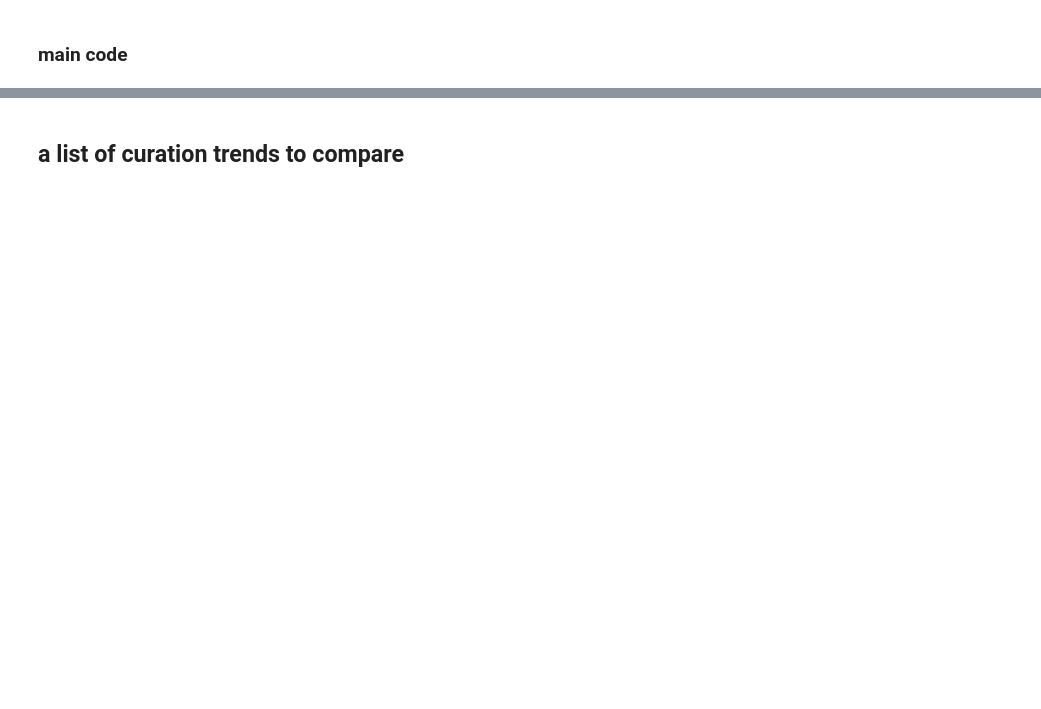
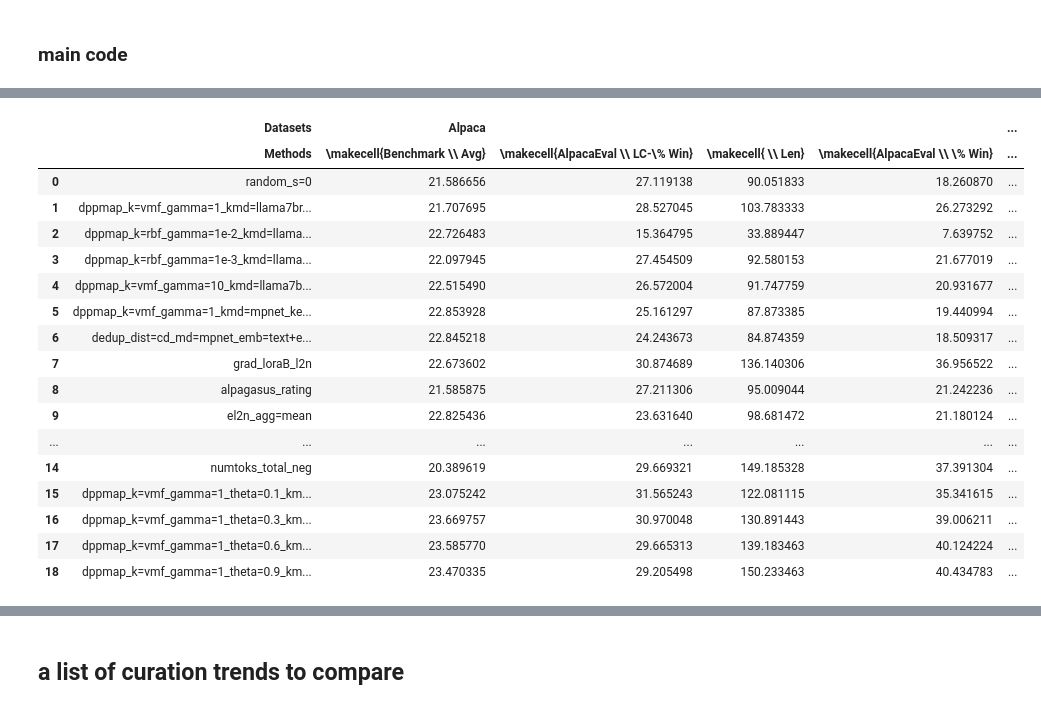
Before and after one commit to tt6746690/open-instruct, a Jupyter notebook: scripts/note_pruning.ipynb, the cells around one changed output, grey strips where cells are left out. Drawn from its saved outputs; the diff is of its cells as text; code cells hidden in the pictures; blank space fills up the shorter version.

```diff
--- a/scripts/note_pruning.ipynb
+++ b/scripts/note_pruning.ipynb
@@ -868,0 +943,53 @@ Missing:  set()
+# %%
+from functools import partial
+import scipy
+
+
+def subtract_to_smaller_size(a,b):
+    l = min(len(a), len(b))
+    return a[:l] - b[:l]
+
+
+def compute_LDDs(L_greedy_objs, R_greedy_objs):
+    logdetL = np.cumsum(L_greedy_objs)
+    logdetR = np.cumsum(R_greedy_objs)
+    l = min(len(logdetL), len(logdetR))
+    LDDs = (logdetR[:l] - logdetL[:l]) / (np.arange(l)+1)
+    return LDDs
+
+def compute_ldd_from_ordering(ordering, dataset, N, ldd_kernel):
+    sort_by = f"{ldd_kernel}_ord={re.sub('_', ':', re.sub('=', '@', ordering))}"
+    L_greedy_objs = get_dppmap_marginal_gains(sort_by, dataset)
+    if L_greedy_objs is None:
+        return np.nan
+    else:
+        if ldd_kernel == f'dppmap_k=vmf_gamma=1_kmd={md}_kemb=grad+rp+loraB':
+            randsphere_sortby = f'dppmap_k=vmf_gamma=1_kmd=randspherep4096_kemb=grad+rp+loraB'
+        elif ldd_kernel == f'dppmap_k=vmf_gamma=10_kmd={md}_kemb=text+embedding':
+            randsphere_sortby = f'dppmap_k=vmf_gamma=10_kmd=randspherep4096_kemb=grad+rp+loraB'
+        elif ldd_kernel == f'dppmap_k=vmf_gamma=1_kmd=mpnet_kemb=text+embedding':
+            randsphere_sortby = f'dppmap_k=vmf_gamma=1_kmd=randspherep768_kemb=grad+rp+loraB'
+        else:
+            raise ValueError()
+        R_greedy_objs = get_dppmap_marginal_gains(randsphere_sortby, 'flan_v2')
+        ldds = compute_LDDs(L_greedy_objs, R_greedy_objs)
+        if N<len(ldds):
+            return ldds[N]
+        else:
+            print(ordering, dataset, N, ldd_kernel, f'\nN={N} >= len(ldds)={len(ldds)}')
+            return ldds[-1]
+
+
+N = 10_000
+
+for ldd_kernel in [
+#     f'dppmap_k=vmf_gamma=1_kmd={md}_kemb=grad+rp+loraB',
+##     f'dppmap_k=rbf_gamma=1e-3_kmd={md}_kemb=text+embedding',
+    f'dppmap_k=vmf_gamma=1_kmd=mpnet_kemb=text+embedding',
+#     f'dppmap_k=vmf_gamma=10_kmd={md}_kemb=text+embedding',
+]:
+    ldd_name = f'LDD_{ldd_kernel}'
+    df_tab1[('Alpaca', ldd_name)] = df_tab1[('Datasets', 'Methods')].apply(partial(compute_ldd_from_ordering, dataset='stanford_alpaca50k', N=N, ldd_kernel=ldd_kernel))
+    df_tab1[('UltraChat', ldd_name)] = df_tab1[('Datasets', 'Methods')].apply(partial(compute_ldd_from_ordering, dataset='ultrachat50k', N=N, ldd_kernel=ldd_kernel))
+df_tab1
+# %% [output]
@@ -868,0 +1013,18 @@ Missing:  set()
+|  | Datasets | Alpaca |  |  |  | ... |
+|  | Methods | \makecell{Benchmark \\ Avg} | \makecell{AlpacaEval \\ LC-\% Win} | \makecell{ \\ Len} | \makecell{AlpacaEval \\ \% Win} | ... |
+| 0 | random_s=0 | 21.586656 | 27.119138 | 90.051833 | 18.260870 | ... |
+| 1 | dppmap_k=vmf_gamma=1_kmd=llama7br... | 21.707695 | 28.527045 | 103.783333 | 26.273292 | ... |
+| 2 | dppmap_k=rbf_gamma=1e-2_kmd=llama... | 22.726483 | 15.364795 | 33.889447 | 7.639752 | ... |
+| 3 | dppmap_k=rbf_gamma=1e-3_kmd=llama... | 22.097945 | 27.454509 | 92.580153 | 21.677019 | ... |
+| 4 | dppmap_k=vmf_gamma=10_kmd=llama7b... | 22.515490 | 26.572004 | 91.747759 | 20.931677 | ... |
+| 5 | dppmap_k=vmf_gamma=1_kmd=mpnet_ke... | 22.853928 | 25.161297 | 87.873385 | 19.440994 | ... |
+| 6 | dedup_dist=cd_md=mpnet_emb=text+e... | 22.845218 | 24.243673 | 84.874359 | 18.509317 | ... |
+| 7 | grad_loraB_l2n | 22.673602 | 30.874689 | 136.140306 | 36.956522 | ... |
+| 8 | alpagasus_rating | 21.585875 | 27.211306 | 95.009044 | 21.242236 | ... |
+| 9 | el2n_agg=mean | 22.825436 | 23.631640 | 98.681472 | 21.180124 | ... |
+| ... | ... | ... | ... | ... | ... | ... |
+| 14 | numtoks_total_neg | 20.389619 | 29.669321 | 149.185328 | 37.391304 | ... |
+| 15 | dppmap_k=vmf_gamma=1_theta=0.1_km... | 23.075242 | 31.565243 | 122.081115 | 35.341615 | ... |
+| 16 | dppmap_k=vmf_gamma=1_theta=0.3_km... | 23.669757 | 30.970048 | 130.891443 | 39.006211 | ... |
+| 17 | dppmap_k=vmf_gamma=1_theta=0.6_km... | 23.585770 | 29.665313 | 139.183463 | 40.124224 | ... |
+| 18 | dppmap_k=vmf_gamma=1_theta=0.9_km... | 23.470335 | 29.205498 | 150.233463 | 40.434783 | ... |
```
Also changed, not shown: parts of 15 cells of this notebook, 5 other files.
